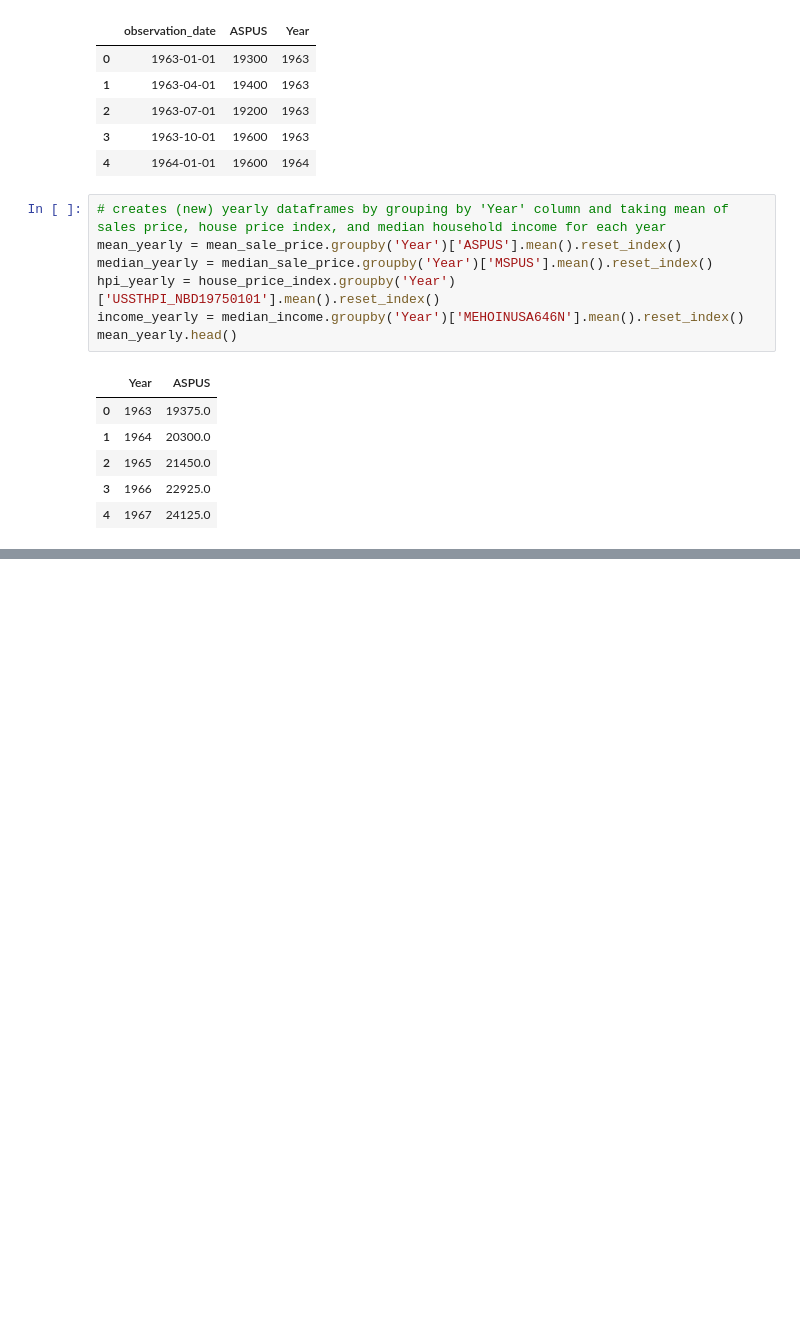
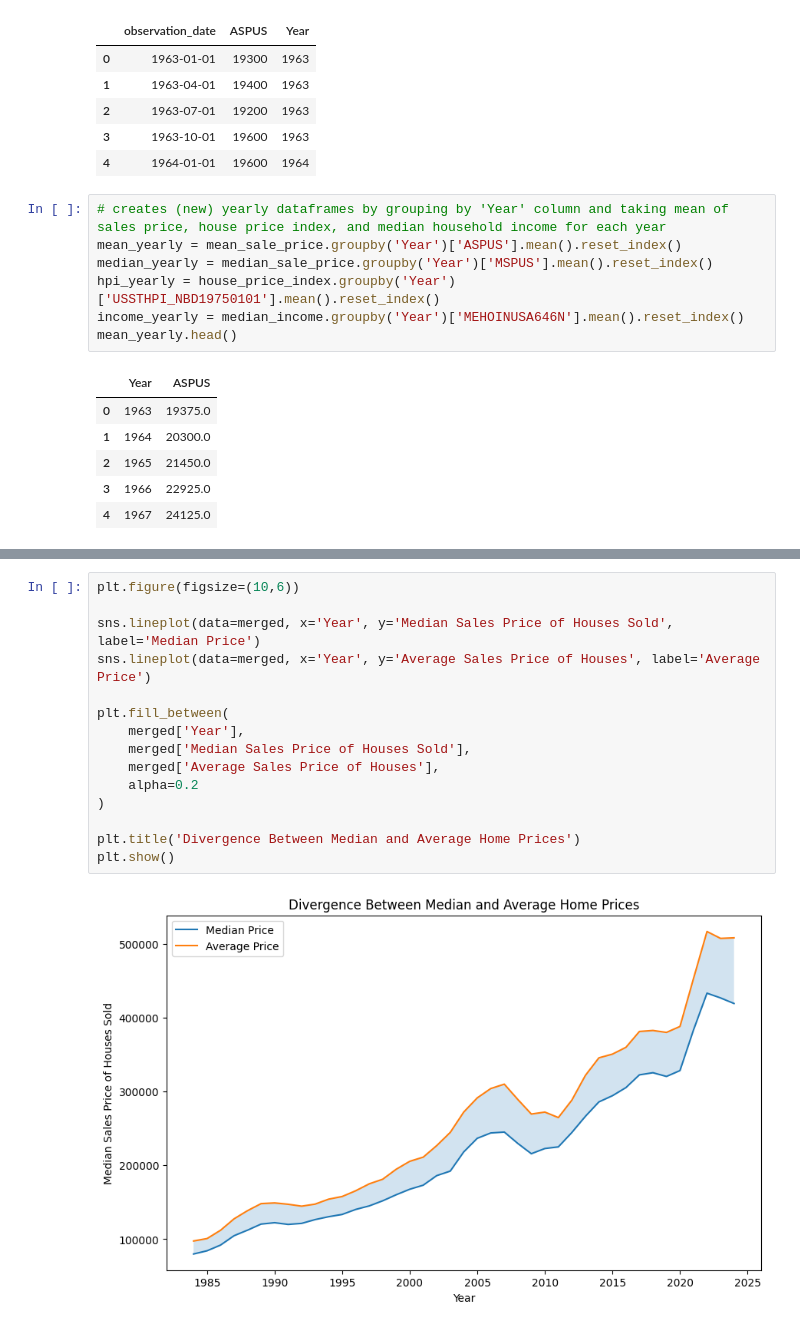
Before and after one commit to Aashu-P/Housing-Prices-and-Income, a Jupyter notebook: housing_income.ipynb, the cells around one changed output, grey strips where cells are left out. Saved outputs shown, nothing was run; the diff lists cells and outputs as text; blank space fills up the shorter version.

```diff
--- a/housing_income.ipynb
+++ b/housing_income.ipynb
@@ -109,0 +198,17 @@ merged.head()
+# %%
+plt.figure(figsize=(10,6))
+
+sns.lineplot(data=merged, x='Year', y='Median Sales Price of Houses Sold', label='Median Price')
+sns.lineplot(data=merged, x='Year', y='Average Sales Price of Houses', label='Average Price')
+
+plt.fill_between(
+    merged['Year'],
+    merged['Median Sales Price of Houses Sold'],
+    merged['Average Sales Price of Houses'],
+    alpha=0.2
+)
+
+plt.title('Divergence Between Median and Average Home Prices')
+plt.show()
+# %% [output]
+[figure, added]
```
Also changed, not shown: parts of 14 cells of this notebook.
